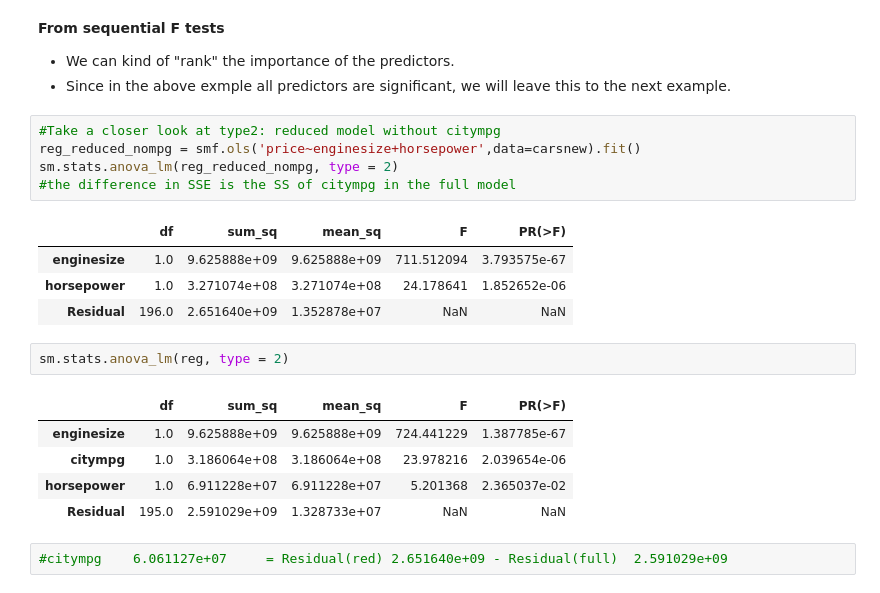
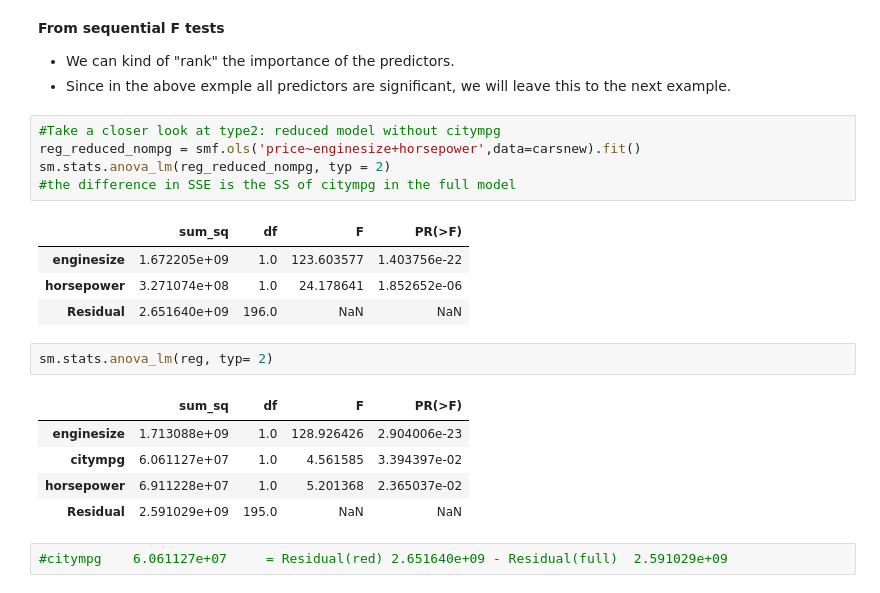
Before and after one commit to codycarroll/regression_f24, a Jupyter notebook: Code/MLR_model fitting and testing.ipynb, the cells around one changed output. Drawn from its saved outputs; the diff is of its cells as text.

```diff
--- a/Code/MLR_model fitting and testing.ipynb
+++ b/Code/MLR_model fitting and testing.ipynb
@@ -202,21 +202,21 @@ sm.stats.anova_lm(reg_order, type=1)
 # %%
 #Take a closer look at type2: reduced model without citympg
 reg_reduced_nompg = smf.ols('price~enginesize+horsepower',data=carsnew).fit()
-sm.stats.anova_lm(reg_reduced_nompg, type = 2)
+sm.stats.anova_lm(reg_reduced_nompg, typ = 2)
 #the difference in SSE is the SS of citympg in the full model
 # %% [output]
-|  | df | sum_sq | mean_sq | F | PR(>F) |
-| enginesize | 1.0 | 9.625888e+09 | 9.625888e+09 | 711.512094 | 3.793575e-67 |
-| horsepower | 1.0 | 3.271074e+08 | 3.271074e+08 | 24.178641 | 1.852652e-06 |
-| Residual | 196.0 | 2.651640e+09 | 1.352878e+07 | NaN | NaN |
+|  | sum_sq | df | F | PR(>F) |
+| enginesize | 1.672205e+09 | 1.0 | 123.603577 | 1.403756e-22 |
+| horsepower | 3.271074e+08 | 1.0 | 24.178641 | 1.852652e-06 |
+| Residual | 2.651640e+09 | 196.0 | NaN | NaN |
 # %%
-sm.stats.anova_lm(reg, type = 2)
+sm.stats.anova_lm(reg, typ= 2)
 # %% [output]
-|  | df | sum_sq | mean_sq | F | PR(>F) |
-| enginesize | 1.0 | 9.625888e+09 | 9.625888e+09 | 724.441229 | 1.387785e-67 |
-| citympg | 1.0 | 3.186064e+08 | 3.186064e+08 | 23.978216 | 2.039654e-06 |
-| horsepower | 1.0 | 6.911228e+07 | 6.911228e+07 | 5.201368 | 2.365037e-02 |
-| Residual | 195.0 | 2.591029e+09 | 1.328733e+07 | NaN | NaN |
+|  | sum_sq | df | F | PR(>F) |
+| enginesize | 1.713088e+09 | 1.0 | 128.926426 | 2.904006e-23 |
+| citympg | 6.061127e+07 | 1.0 | 4.561585 | 3.394397e-02 |
+| horsepower | 6.911228e+07 | 1.0 | 5.201368 | 2.365037e-02 |
+| Residual | 2.591029e+09 | 195.0 | NaN | NaN |
 # %%
 #citympg	6.061127e+07	 = Residual(red) 2.651640e+09 - Residual(full)	2.591029e+09
 # %%
```
Also changed, not shown: parts of 20 cells of this notebook.
